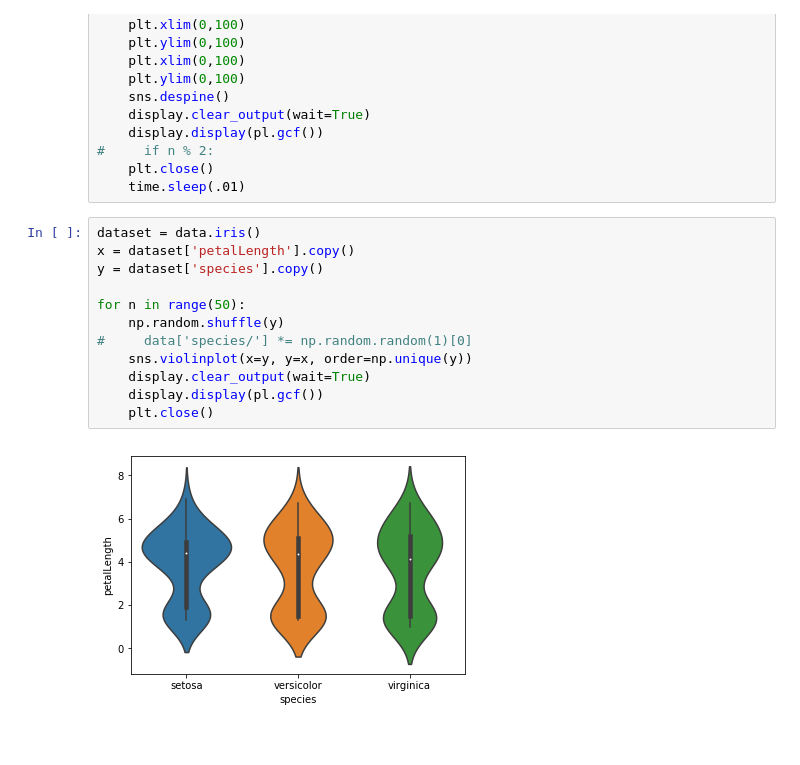
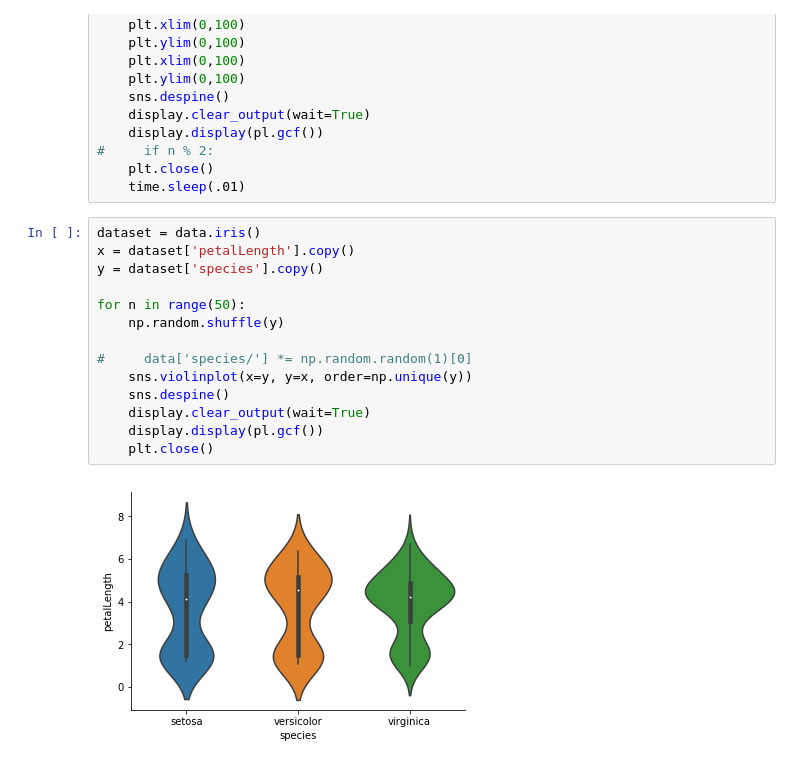
Before and after one commit to AndreasAlam/olac, a Jupyter notebook: olac/notebooks/sbe_vis_demo_dev.ipynb, the cells around one changed output. Saved outputs shown, nothing was run; the diff lists cells and outputs as text.

```diff
--- a/olac/notebooks/sbe_vis_demo_dev.ipynb
+++ b/olac/notebooks/sbe_vis_demo_dev.ipynb
@@ -89,14 +103,16 @@ for n in range(100):
 # %%
 dataset = data.iris()
 x = dataset['petalLength'].copy()
 y = dataset['species'].copy()
 
 for n in range(50):
     np.random.shuffle(y)
+
 #     data['species/'] *= np.random.random(1)[0]
     sns.violinplot(x=y, y=x, order=np.unique(y))
+    sns.despine()
     display.clear_output(wait=True)
     display.display(pl.gcf())
     plt.close()
 # %% [output]
-[figure, old version]
+[figure, new version]
```
Also changed, not shown: parts of 2 cells of this notebook, 1 other file.
